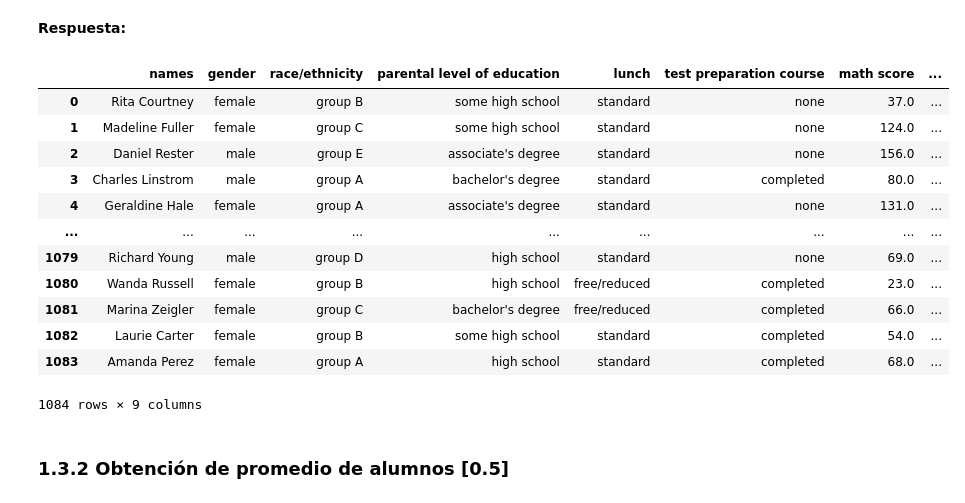
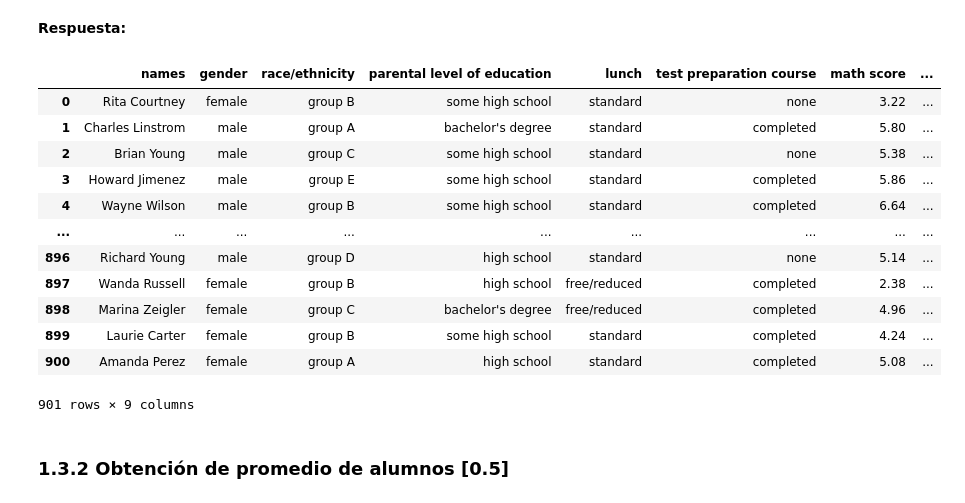
Before and after one commit to BnjmnNicholas/MDS7202-2023-2, a Jupyter notebook: LAB 4/Laboratorio4_enunciado.ipynb, the cells around one changed output. Cells and saved outputs as stored; diff of their text form; code cells hidden in the pictures.

```diff
--- a/LAB 4/Laboratorio4_enunciado.ipynb
+++ b/LAB 4/Laboratorio4_enunciado.ipynb
@@ -349,8 +350,13 @@ def clean_data(dataframe):
     # creamos una copia
     df = dataframe.copy()
     # drop duplicates and drop na
+    df.dropna(inplace=True)
     df.drop_duplicates(subset='names', inplace=True)
-    df.dropna(inplace=True)
+
+    #eliminamos los registros con notas sobre 100
+    df = df[(df['math score'] <= 100) & (df['reading score'] <= 100) & (df['writing score'] <= 100)]
+
+
     # reset index
     df.reset_index(drop=True, inplace=True)
     return df
@@ -489,21 +495,21 @@ def nota_chilena(dataframe_in, columna):
     df[columna] = df[columna]*0.06 + 1
     return df
 # %%
-nota_chilena(df_grades, columna='reading score')
+nota_chilena(df_grades, columna=['reading score', 'math score', 'writing score'])
 # %% [output]
 |  | names | gender | race/ethnicity | parental level of education | lunch | test preparation course | math score | ... |
-| 0 | Rita Courtney | female | group B | some high school | standard | none | 37.0 | ... |
-| 1 | Madeline Fuller | female | group C | some high school | standard | none | 124.0 | ... |
-| 2 | Daniel Rester | male | group E | associate's degree | standard | none | 156.0 | ... |
-| 3 | Charles Linstrom | male | group A | bachelor's degree | standard | completed | 80.0 | ... |
-| 4 | Geraldine Hale | female | group A | associate's degree | standard | none | 131.0 | ... |
+| 0 | Rita Courtney | female | group B | some high school | standard | none | 3.22 | ... |
+| 1 | Charles Linstrom | male | group A | bachelor's degree | standard | completed | 5.80 | ... |
+| 2 | Brian Young | male | group C | some high school | standard | none | 5.38 | ... |
+| 3 | Howard Jimenez | male | group E | some high school | standard | completed | 5.86 | ... |
+| 4 | Wayne Wilson | male | group B | some high school | standard | completed | 6.64 | ... |
 | ... | ... | ... | ... | ... | ... | ... | ... | ... |
-| 1079 | Richard Young | male | group D | high school | standard | none | 69.0 | ... |
-| 1080 | Wanda Russell | female | group B | high school | free/reduced | completed | 23.0 | ... |
-| 1081 | Marina Zeigler | female | group C | bachelor's degree | free/reduced | completed | 66.0 | ... |
-| 1082 | Laurie Carter | female | group B | some high school | standard | completed | 54.0 | ... |
-| 1083 | Amanda Perez | female | group A | high school | standard | completed | 68.0 | ... |
+| 896 | Richard Young | male | group D | high school | standard | none | 5.14 | ... |
+| 897 | Wanda Russell | female | group B | high school | free/reduced | completed | 2.38 | ... |
+| 898 | Marina Zeigler | female | group C | bachelor's degree | free/reduced | completed | 4.96 | ... |
+| 899 | Laurie Carter | female | group B | some high school | standard | completed | 4.24 | ... |
+| 900 | Amanda Perez | female | group A | high school | standard | completed | 5.08 | ... |
-1084 rows × 9 columns
+901 rows × 9 columns
 # %% [markdown]
 ### 1.3.2 Obtención de promedio de alumnos [0.5]
 # %% [markdown]
```
Also changed, not shown: parts of 6 cells of this notebook.
